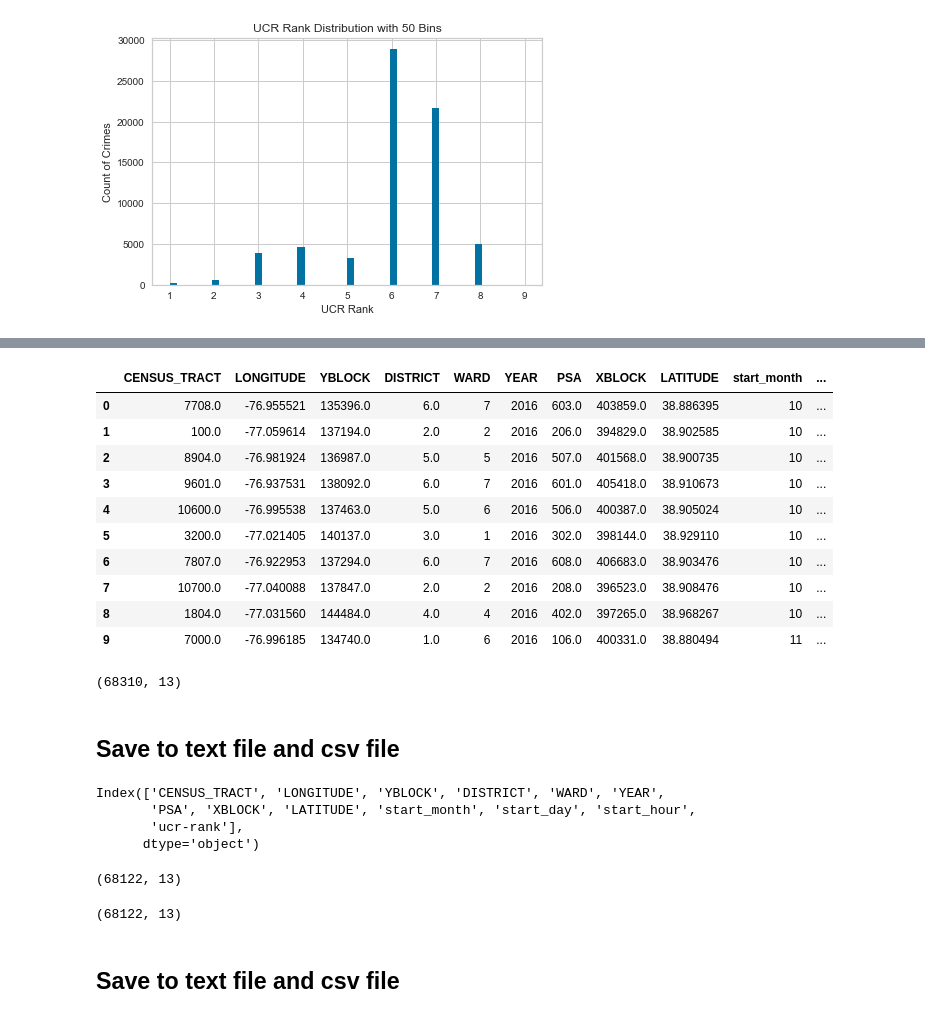
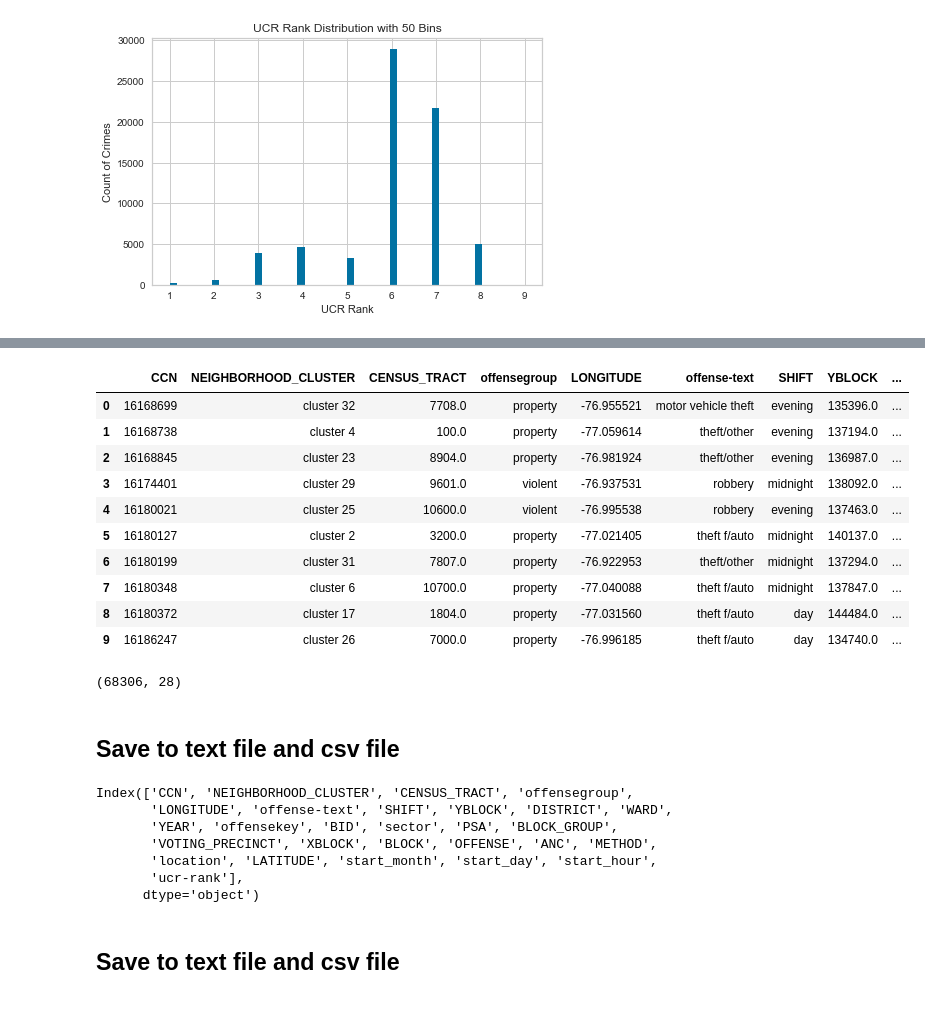
Before and after one commit to georgetown-analytics/Safety-Recommenders, a Jupyter notebook: judy/safetyrecommender_JT_0605.ipynb, the cells around one changed output, grey strips where cells are left out. Cells and saved outputs as stored; diff of their text form; code cells hidden in the pictures.

Commit message:
Updates my exploration with by adding all crime data columns except dates, some changes based on yesterday code review

```diff
--- a/judy/safetyrecommender_JT_0605.ipynb
+++ b/judy/safetyrecommender_JT_0605.ipynb
@@ -303,5 +272,5 @@ That includes:  NEIGHBORHOOD_CLUSTER, offensegroup, END_DATE, offense-text, SHIF
 # %%
-df2 = df.drop(['CCN', 'NEIGHBORHOOD_CLUSTER', 'offensegroup', 'END_DATE', 'offense-text', 'SHIFT', 'offensekey', 'BID', 'sector', 'BLOCK_GROUP', 'VOTING_PRECINCT', 'BLOCK', 'START_DATE', 'OFFENSE', 'ANC', 'REPORT_DAT', 'METHOD', 'location'], axis=1)
+df2 = df.drop(['END_DATE', 'START_DATE', 'REPORT_DAT'], axis=1)
 # %%
 df2.dtypes
 # %% [output]
@@ -336,25 +308,25 @@ df2.head(10)
 # %%
 #Change column order to put ucr-rank (target) last
 
-df3 = df2.reindex(columns=["CENSUS_TRACT", "LONGITUDE", "YBLOCK", "DISTRICT", "WARD", "YEAR", "PSA", "XBLOCK", "LATITUDE", "start_month", "start_day", "start_hour", "ucr-rank"])
+crime_ML = df2.reindex(columns=["CCN", "NEIGHBORHOOD_CLUSTER", "CENSUS_TRACT", "offensegroup", "LONGITUDE", "offense-text", "SHIFT", "YBLOCK", "DISTRICT", "WARD", "YEAR", "offensekey", "BID", "sector", "PSA", "BLOCK_GROUP", "VOTING_PRECINCT", "XBLOCK", "BLOCK", "OFFENSE", "ANC", "METHOD", "location", "LATITUDE", "start_month", "start_day", "start_hour", "ucr-rank"])
 # %%
-df3.head(10)
+crime_ML.head(10)
 # %% [output]
-|  | CENSUS_TRACT | LONGITUDE | YBLOCK | DISTRICT | WARD | YEAR | PSA | XBLOCK | LATITUDE | start_month | ... |
-| 0 | 7708.0 | -76.955521 | 135396.0 | 6.0 | 7 | 2016 | 603.0 | 403859.0 | 38.886395 | 10 | ... |
-| 1 | 100.0 | -77.059614 | 137194.0 | 2.0 | 2 | 2016 | 206.0 | 394829.0 | 38.902585 | 10 | ... |
-| 2 | 8904.0 | -76.981924 | 136987.0 | 5.0 | 5 | 2016 | 507.0 | 401568.0 | 38.900735 | 10 | ... |
-| 3 | 9601.0 | -76.937531 | 138092.0 | 6.0 | 7 | 2016 | 601.0 | 405418.0 | 38.910673 | 10 | ... |
-| 4 | 10600.0 | -76.995538 | 137463.0 | 5.0 | 6 | 2016 | 506.0 | 400387.0 | 38.905024 | 10 | ... |
-| 5 | 3200.0 | -77.021405 | 140137.0 | 3.0 | 1 | 2016 | 302.0 | 398144.0 | 38.929110 | 10 | ... |
-| 6 | 7807.0 | -76.922953 | 137294.0 | 6.0 | 7 | 2016 | 608.0 | 406683.0 | 38.903476 | 10 | ... |
-| 7 | 10700.0 | -77.040088 | 137847.0 | 2.0 | 2 | 2016 | 208.0 | 396523.0 | 38.908476 | 10 | ... |
-| 8 | 1804.0 | -77.031560 | 144484.0 | 4.0 | 4 | 2016 | 402.0 | 397265.0 | 38.968267 | 10 | ... |
-| 9 | 7000.0 | -76.996185 | 134740.0 | 1.0 | 6 | 2016 | 106.0 | 400331.0 | 38.880494 | 11 | ... |
+|  | CCN | NEIGHBORHOOD_CLUSTER | CENSUS_TRACT | offensegroup | LONGITUDE | offense-text | SHIFT | YBLOCK | ... |
+| 0 | 16168699 | cluster 32 | 7708.0 | property | -76.955521 | motor vehicle theft | evening | 135396.0 | ... |
+| 1 | 16168738 | cluster 4 | 100.0 | property | -77.059614 | theft/other | evening | 137194.0 | ... |
+| 2 | 16168845 | cluster 23 | 8904.0 | property | -76.981924 | theft/other | evening | 136987.0 | ... |
+| 3 | 16174401 | cluster 29 | 9601.0 | violent | -76.937531 | robbery | midnight | 138092.0 | ... |
+| 4 | 16180021 | cluster 25 | 10600.0 | violent | -76.995538 | robbery | evening | 137463.0 | ... |
+| 5 | 16180127 | cluster 2 | 3200.0 | property | -77.021405 | theft f/auto | midnight | 140137.0 | ... |
+| 6 | 16180199 | cluster 31 | 7807.0 | property | -76.922953 | theft/other | midnight | 137294.0 | ... |
+| 7 | 16180348 | cluster 6 | 10700.0 | property | -77.040088 | theft f/auto | midnight | 137847.0 | ... |
+| 8 | 16180372 | cluster 17 | 1804.0 | property | -77.031560 | theft f/auto | day | 144484.0 | ... |
+| 9 | 16186247 | cluster 26 | 7000.0 | property | -76.996185 | theft f/auto | day | 134740.0 | ... |
 # %%
-print(df3.shape)
+print(crime_ML.shape)
 # %% [output]
-(68310, 13)
+(68306, 28)
 # %% [markdown]
 ## Save to text file and csv file
 # %%
@@ -366,8 +338,11 @@ np.savetxt(filename, df3.values, fmt='%s')
 # %%
-df3.columns
+crime_ML.columns
 # %% [output]
-Index(['CENSUS_TRACT', 'LONGITUDE', 'YBLOCK', 'DISTRICT', 'WARD', 'YEAR',
-       'PSA', 'XBLOCK', 'LATITUDE', 'start_month', 'start_day', 'start_hour',
+Index(['CCN', 'NEIGHBORHOOD_CLUSTER', 'CENSUS_TRACT', 'offensegroup',
+       'LONGITUDE', 'offense-text', 'SHIFT', 'YBLOCK', 'DISTRICT', 'WARD',
+       'YEAR', 'offensekey', 'BID', 'sector', 'PSA', 'BLOCK_GROUP',
+       'VOTING_PRECINCT', 'XBLOCK', 'BLOCK', 'OFFENSE', 'ANC', 'METHOD',
+       'location', 'LATITUDE', 'start_month', 'start_day', 'start_hour',
        'ucr-rank'],
       dtype='object')
 # %%
@@ -377,12 +352,6 @@ crime_ML = crime_ML .dropna()
 # %%
-crime_ML.shape
+#crime_ML.shape
 #Lost 188 records with nulls or infinity values
-# %% [output]
-(68122, 13)
-# %%
-print(crime_ML.shape)
-# %% [output]
-(68122, 13)
 # %% [markdown]
 ## Save to text file and csv file
 # %%
```
Also changed, not shown: parts of 72 cells of this notebook, 9 other files.
